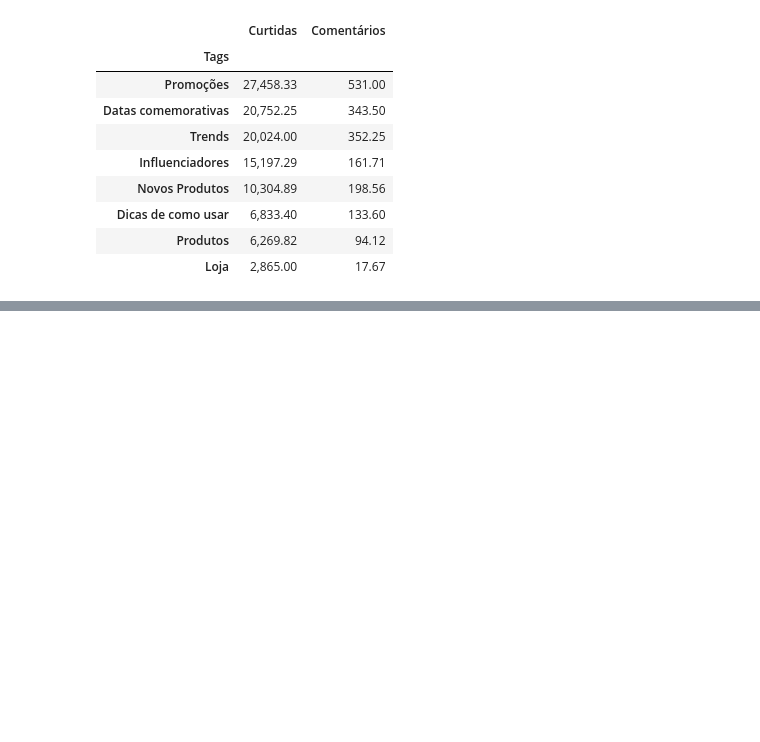
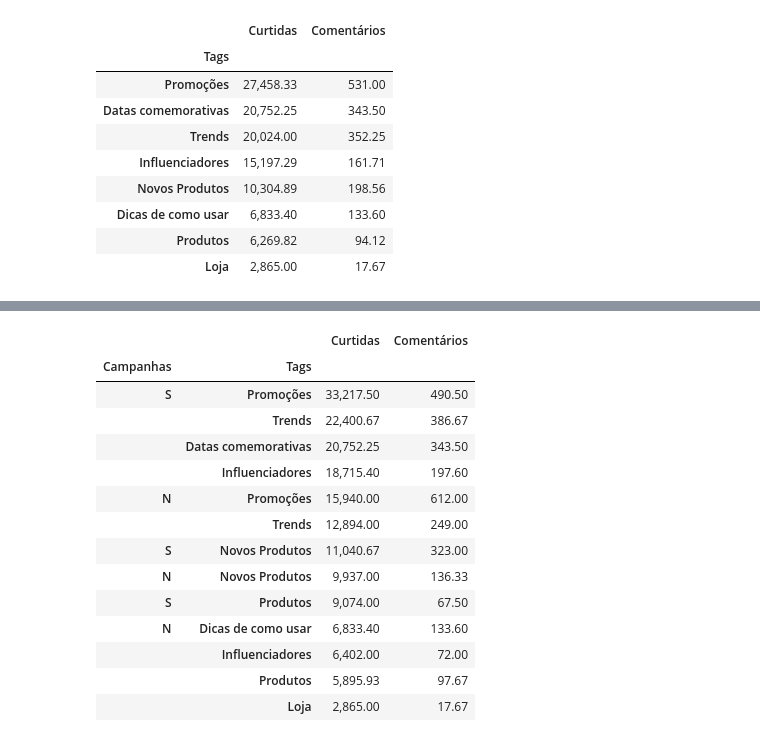
Before and after one commit to andrewyamagata/DADOS, a Jupyter notebook: Aula03AnaliseEngajamento.ipynb, the cells around one changed output, grey strips where cells are left out. Cells and saved outputs as stored; diff of their text form; code cells hidden in the pictures; blank space fills up the shorter version.

```diff
--- a/Aula03AnaliseEngajamento.ipynb
+++ b/Aula03AnaliseEngajamento.ipynb
@@ -688,0 +725,20 @@ base.groupby("Tags")[["Curtidas","Comentários"]].mean().sort_values("Curtidas",
+# %%
+# Fazendo para Campanhas e Tag
+
+base.groupby(["Campanhas","Tags"])[["Curtidas","Comentários"]].mean().sort_values("Curtidas",ascending=False)
+# %% [output]
+|  |  | Curtidas | Comentários |
+| Campanhas | Tags |  |  |
+| S | Promoções | 33,217.50 | 490.50 |
+|  | Trends | 22,400.67 | 386.67 |
+|  | Datas comemorativas | 20,752.25 | 343.50 |
+|  | Influenciadores | 18,715.40 | 197.60 |
+| N | Promoções | 15,940.00 | 612.00 |
+|  | Trends | 12,894.00 | 249.00 |
+| S | Novos Produtos | 11,040.67 | 323.00 |
+| N | Novos Produtos | 9,937.00 | 136.33 |
+| S | Produtos | 9,074.00 | 67.50 |
+| N | Dicas de como usar | 6,833.40 | 133.60 |
+|  | Influenciadores | 6,402.00 | 72.00 |
+|  | Produtos | 5,895.93 | 97.67 |
+|  | Loja | 2,865.00 | 17.67 |
```
Also changed, not shown: parts of 4 cells of this notebook.
